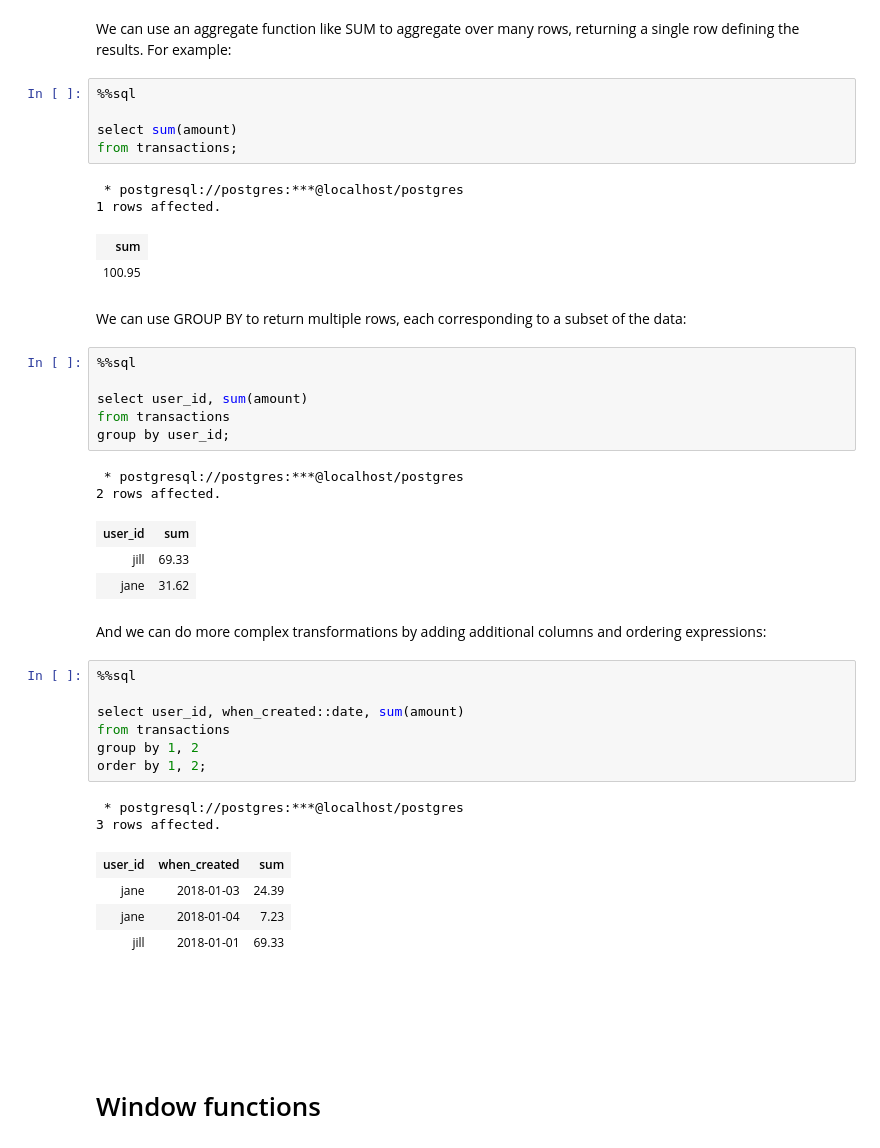
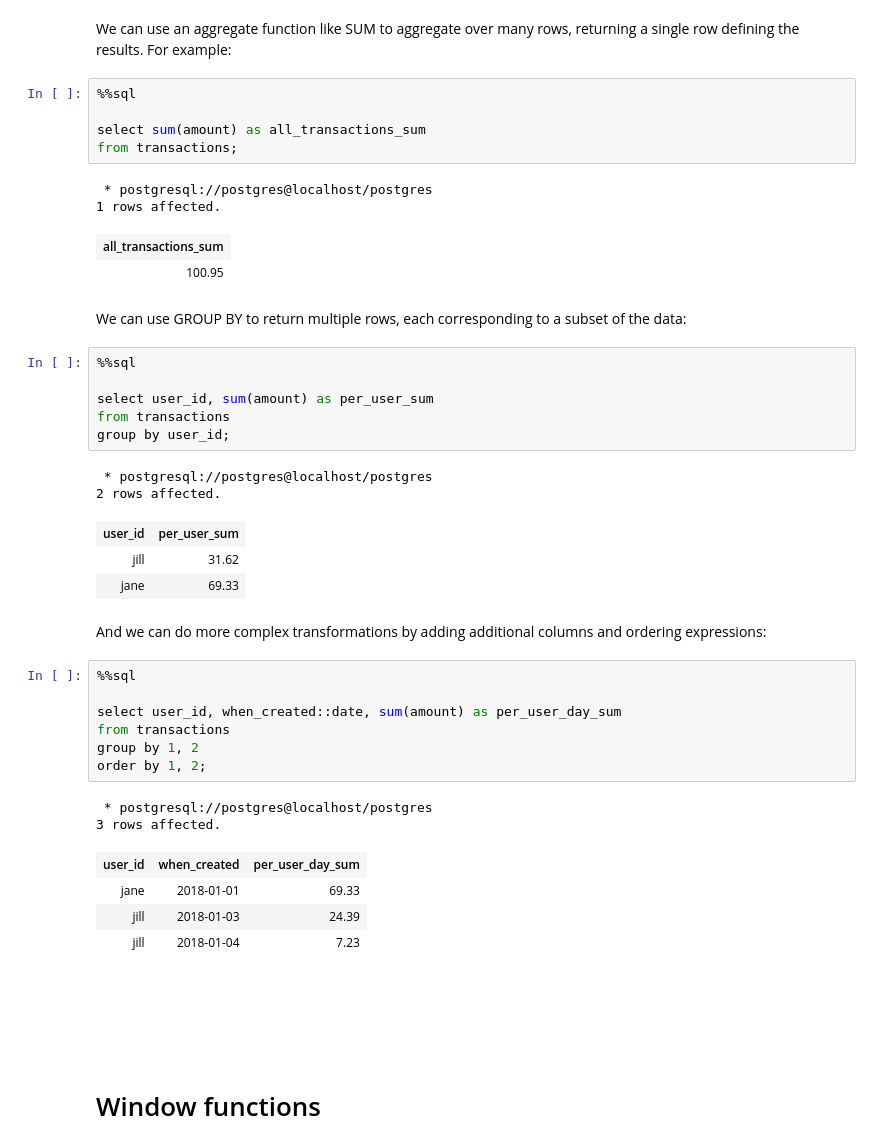
Before and after one commit to jklukas/sql-mysteries, a Jupyter notebook: SQL Mysteries Part 1.ipynb, the cells around one changed output. Saved outputs shown, nothing was run; the diff lists cells and outputs as text.

```diff
--- a/SQL Mysteries Part 1.ipynb
+++ b/SQL Mysteries Part 1.ipynb
@@ -137,43 +139,43 @@ We can use an aggregate function like SUM to aggregate over many rows, returning
 # %%
 %%sql
 
-select sum(amount)
+select sum(amount) as all_transactions_sum
 from transactions;
 # %% [output]
- * postgresql://postgres:***@localhost/postgres
+ * postgresql://postgres@localhost/postgres
 1 rows affected.
-| sum |
+| all_transactions_sum |
 | 100.95 |
 # %% [markdown]
 We can use GROUP BY to return multiple rows, each corresponding to a subset of the data:
 # %%
 %%sql
 
-select user_id, sum(amount)
+select user_id, sum(amount) as per_user_sum
 from transactions
 group by user_id;
 # %% [output]
- * postgresql://postgres:***@localhost/postgres
+ * postgresql://postgres@localhost/postgres
 2 rows affected.
-| user_id | sum |
-| jill | 69.33 |
-| jane | 31.62 |
+| user_id | per_user_sum |
+| jill | 31.62 |
+| jane | 69.33 |
 # %% [markdown]
 And we can do more complex transformations by adding additional columns and ordering expressions:
 # %%
 %%sql
 
-select user_id, when_created::date, sum(amount)
+select user_id, when_created::date, sum(amount) as per_user_day_sum
 from transactions
 group by 1, 2
 order by 1, 2;
 # %% [output]
- * postgresql://postgres:***@localhost/postgres
+ * postgresql://postgres@localhost/postgres
 3 rows affected.
-| user_id | when_created | sum |
-| jane | 2018-01-03 | 24.39 |
-| jane | 2018-01-04 | 7.23 |
-| jill | 2018-01-01 | 69.33 |
+| user_id | when_created | per_user_day_sum |
+| jane | 2018-01-01 | 69.33 |
+| jill | 2018-01-03 | 24.39 |
+| jill | 2018-01-04 | 7.23 |
 # %% [markdown]
 <br><br><br><br>
 # Window functions
```
Also changed, not shown: parts of 17 cells of this notebook, 1 other file.
